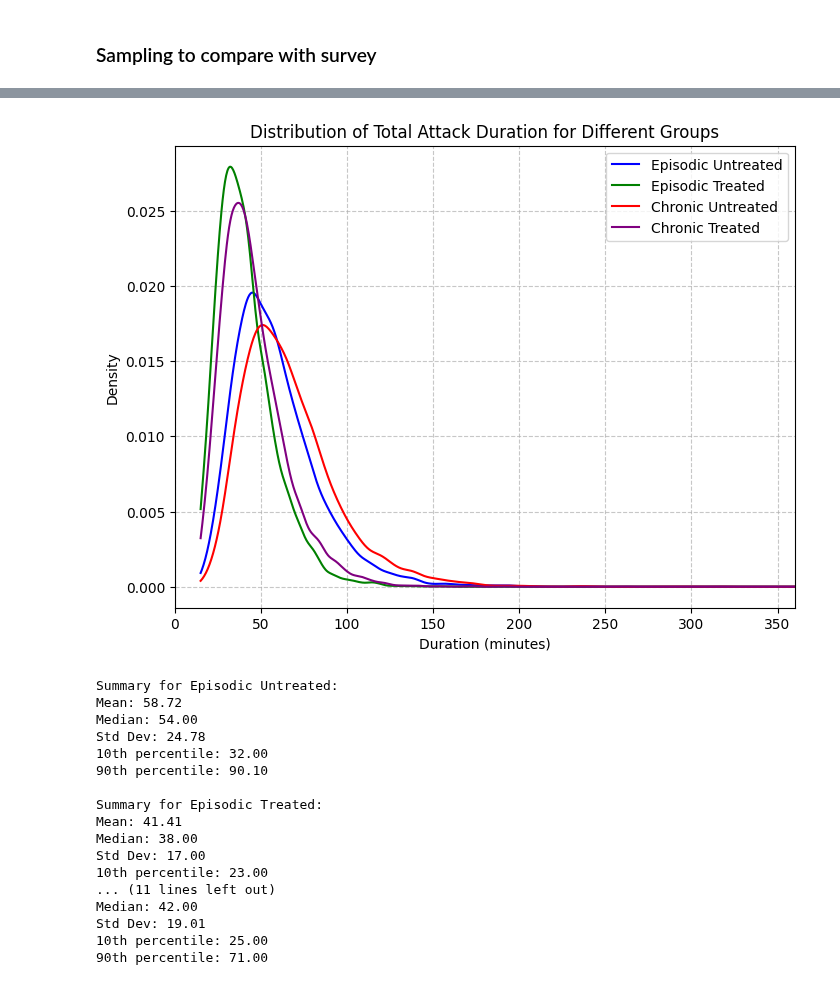
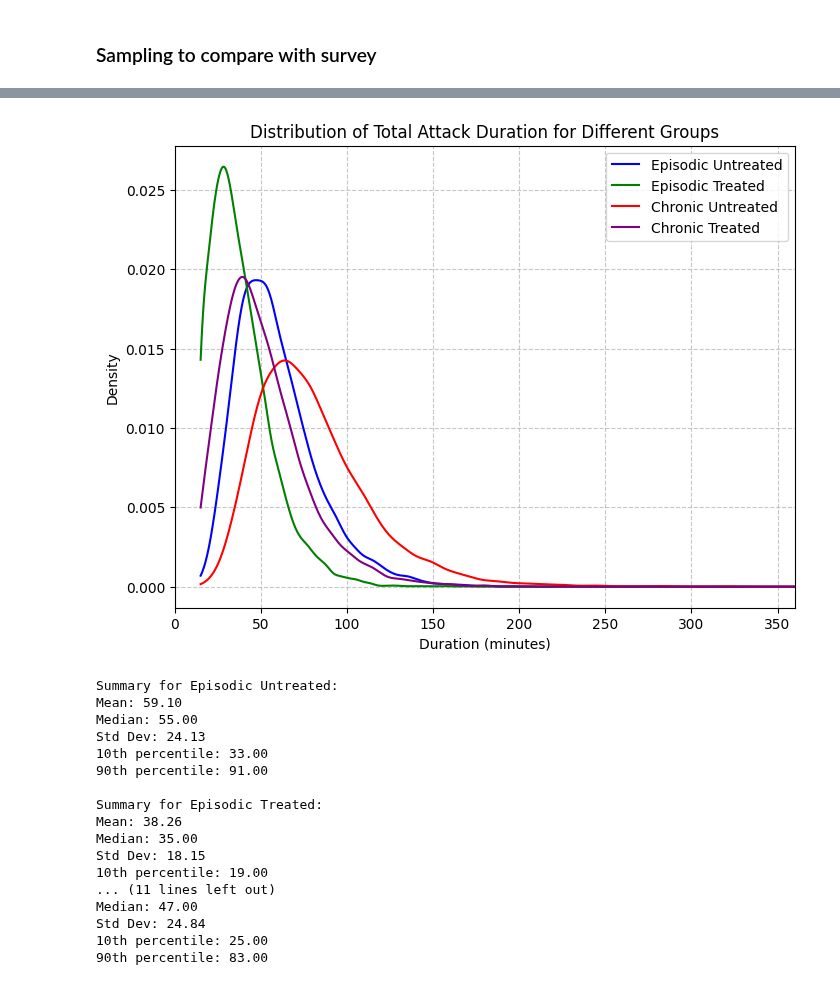
Before and after one commit to aph-research/cluster-headaches, a Jupyter notebook: Cluster headache full model.ipynb, the cells around one changed output, grey strips where cells are left out. Saved outputs shown, nothing was run; the diff lists cells and outputs as text; code cells hidden in the pictures.

```diff
--- a/Cluster headache full model.ipynb
+++ b/Cluster headache full model.ipynb
@@ -435,7 +437,7 @@ def generate_attack_duration(is_chronic, is_treated, max_intensities, size):
     sigma = 0.4
 
     if is_chronic:
-        mu += 0.1  # Slightly longer attacks for chronic sufferers
+        mu += 0.3  # Slightly longer attacks for chronic sufferers
 
     # Generate base durations
     base_durations = lognorm.rvs(s=sigma, scale=np.exp(mu), size=size)
@@ -446,7 +448,23 @@ def generate_attack_duration(is_chronic, is_treated, max_intensities, size):
     adjusted_durations = base_durations * intensity_factor
 
     if is_treated:
-        treatment_effect = 0.7  # 30% reduction in duration for treated attacks
+        # Reasoning: Patients with access to treatment will, in some cases, manage to reduce
+        # the duration of the attack. However, according to Snoer et al., mild attacks are often
+        # not treated despite having access to treatment, and those are typically shorter, which explains
+        # the seemingly contradictory statistic about untreated attacks being shorter.
+
+        max_effect = 0.3  # Up to 30% duration reduction for highest intensity
+
+        intensity_normalized = (max_intensities - 1) / 9
+
+        # The more intense the attack, the more a patient will use treatment to reduce the duration.
+        mean_effect = 1 - (max_effect * intensity_normalized)
+
+        # However, treatment might or might not be effective, so model this using a beta distribution.
+        a, b = 5, 2
+        treatment_effect = beta.rvs(a, b, size=size) * mean_effect
+
+        # Apply treatment effect
         adjusted_durations *= treatment_effect
 
     return np.clip(np.round(adjusted_durations).astype(int), 15, 360)
@@ -464,51 +482,51 @@ plt.figure(figsize=(8, 6))
 
 # Define colors for each group
 colors = ['blue', 'green', 'red', 'purple']
 labels = ['Episodic Untreated', 'Episodic Treated', 'Chronic Untreated', 'Chronic Treated']
 datasets = [episodic_untreated, episodic_treated, chronic_untreated, chronic_treated]
 
 # Plot KDE for each group
 for data, color, label in zip(datasets, colors, labels):
     kde = gaussian_kde(data)
     x_range = np.linspace(15, 360, 1000)
     plt.plot(x_range, kde(x_range), color=color, label=label)
 
 plt.title('Distribution of Total Attack Duration for Different Groups')
 plt.xlabel('Duration (minutes)')
 plt.ylabel('Density')
 plt.legend()
 plt.xlim(0, 360)
 plt.grid(True, linestyle='--', alpha=0.7)
 
 plt.show()
 
 # Print summary statistics for each group
 for label, data in zip(labels, datasets):
     print(f"\nSummary for {label}:")
     print(f"Mean: {np.mean(data):.2f}")
     print(f"Median: {np.median(data):.2f}")
     print(f"Std Dev: {np.std(data):.2f}")
     print(f"10th percentile: {np.percentile(data, 10):.2f}")
     print(f"90th percentile: {np.percentile(data, 90):.2f}")
 # %% [output]
-[figure, old version]
+[figure, new version]
 Summary for Episodic Untreated:
-Mean: 58.72
-Median: 54.00
-Std Dev: 24.78
-10th percentile: 32.00
-90th percentile: 90.10
+Mean: 59.10
+Median: 55.00
+Std Dev: 24.13
+10th percentile: 33.00
+90th percentile: 91.00
 
 Summary for Episodic Treated:
-Mean: 41.41
-Median: 38.00
-Std Dev: 17.00
-10th percentile: 23.00
+Mean: 38.26
+Median: 35.00
+Std Dev: 18.15
+10th percentile: 19.00
 ... (11 lines left out)
-Median: 42.00
-Std Dev: 19.01
+Median: 47.00
+Std Dev: 24.84
 10th percentile: 25.00
-90th percentile: 71.00
+90th percentile: 83.00
 # %%
 def generate_max_pain_intensity(is_treated, size):
 
```
Also changed, not shown: parts of 13 cells of this notebook.
